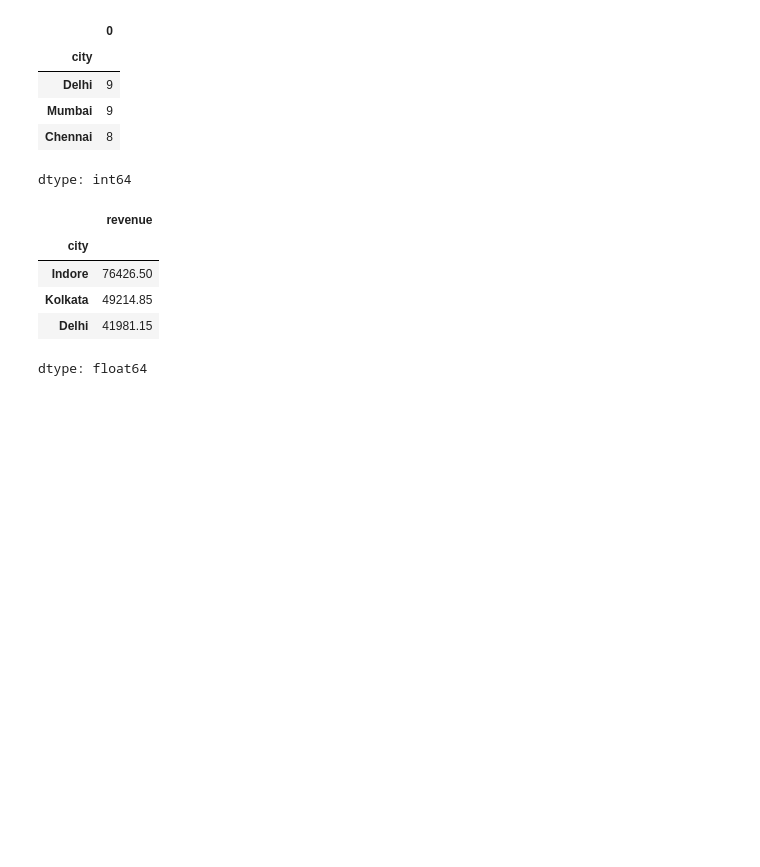
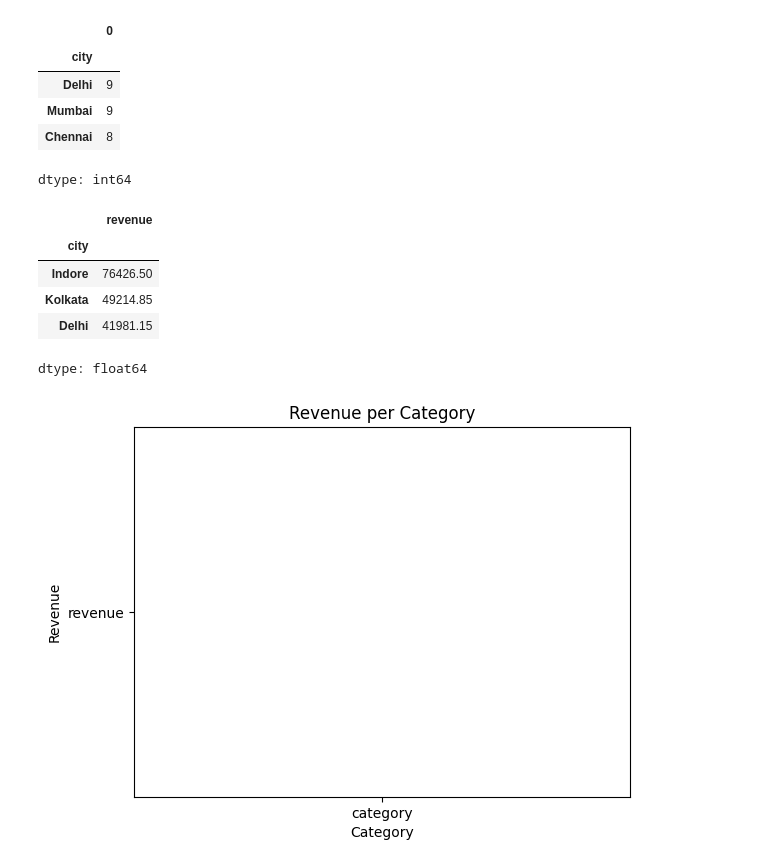
Before and after one commit to SandhuruT/Data_Science_01, a Jupyter notebook: Data_Science_project_01.ipynb, the cells around one changed output. Saved outputs shown, nothing was run; the diff lists cells and outputs as text; code cells hidden in the pictures; blank space fills up the shorter version.

```diff
--- a/Data_Science_project_01.ipynb
+++ b/Data_Science_project_01.ipynb
@@ -133,3 +134,11 @@ df_sales.groupby('city')['revenue'].sum().sort_values(ascending=False).head(3)
 | Kolkata | 49214.85 |
 | Delhi | 41981.15 |
 dtype: float64
+# %%
+plt.bar('category','revenue')
+plt.title('Revenue per Category')
+plt.xlabel('Category')
+plt.ylabel('Revenue')
+plt.show()
+# %% [output]
+[figure, added]
```
Also changed, not shown: parts of 1 cell of this notebook.
